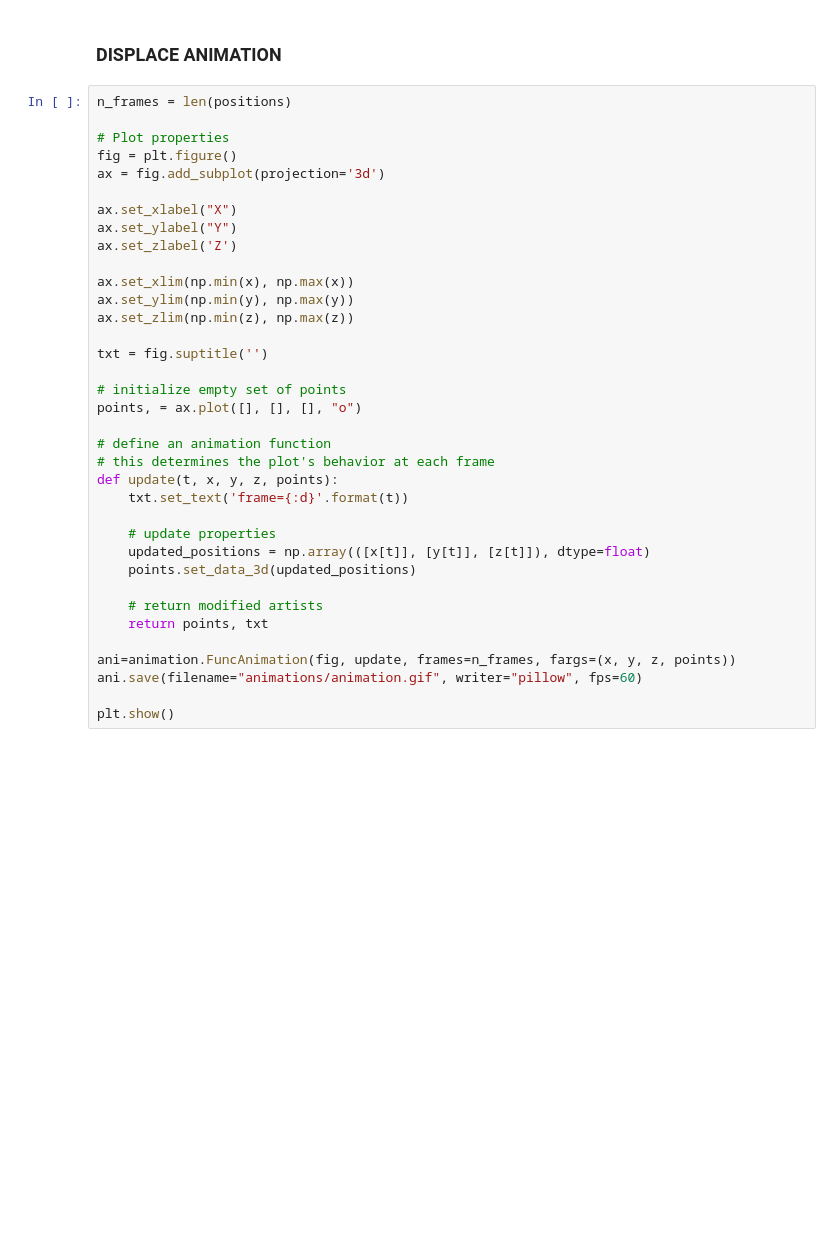
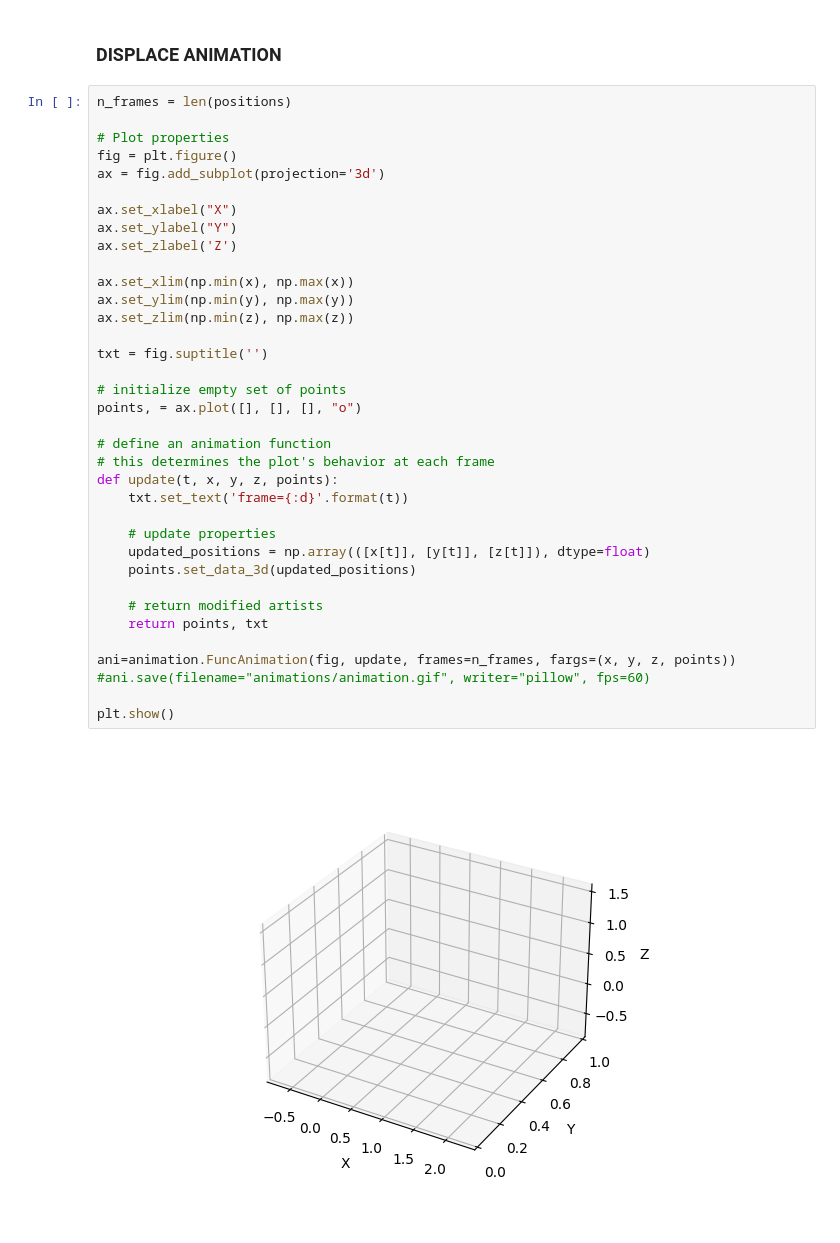
Before and after one commit to lorenzialessandro/CV-project, a Jupyter notebook: Task_1/notebook.ipynb, the cells around one changed output. Saved outputs shown, nothing was run; the diff lists cells and outputs as text; blank space fills up the shorter version.

```diff
--- a/Task_1/notebook.ipynb
+++ b/Task_1/notebook.ipynb
@@ -47,31 +47,33 @@ fig = plt.figure()
 ax = fig.add_subplot(projection='3d')
 
 ax.set_xlabel("X")
 ax.set_ylabel("Y")
 ax.set_zlabel('Z')
 
 ax.set_xlim(np.min(x), np.max(x))
 ax.set_ylim(np.min(y), np.max(y))
 ax.set_zlim(np.min(z), np.max(z))
 
 txt = fig.suptitle('')
 
 # initialize empty set of points
 points, = ax.plot([], [], [], "o")
 
 # define an animation function
 # this determines the plot's behavior at each frame
 def update(t, x, y, z, points):
     txt.set_text('frame={:d}'.format(t))
 
     # update properties
     updated_positions = np.array(([x[t]], [y[t]], [z[t]]), dtype=float)
     points.set_data_3d(updated_positions)
 
     # return modified artists
     return points, txt
 
 ani=animation.FuncAnimation(fig, update, frames=n_frames, fargs=(x, y, z, points))
-ani.save(filename="animations/animation.gif", writer="pillow", fps=60)
+#ani.save(filename="animations/animation.gif", writer="pillow", fps=60)
 
 plt.show()
+# %% [output]
+[figure, added]
```
Also changed, not shown: parts of 1 cell of this notebook, 2 other files.
